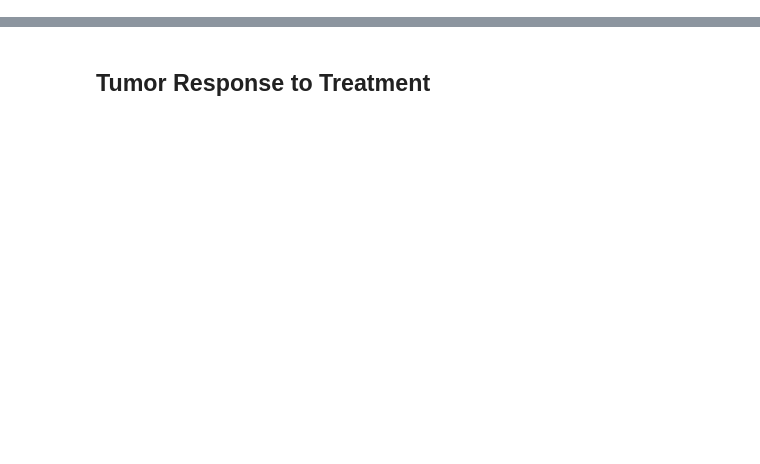
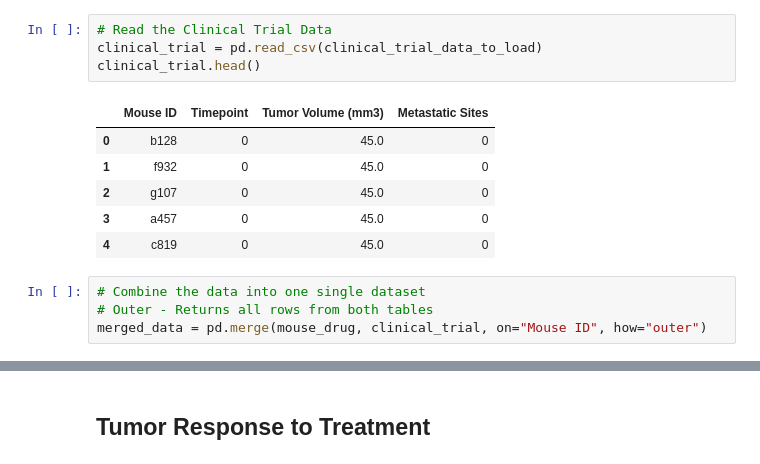
Before and after one commit to shouaschang/Student, a Jupyter notebook: 05_Matplotlib/Pymaceuticals/pymaceuticals_matplotlib.ipynb, the cells around one changed output, grey strips where cells are left out. Cells and saved outputs as stored; diff of their text form; blank space fills up the shorter version.

```diff
--- a/05_Matplotlib/Pymaceuticals/pymaceuticals_matplotlib.ipynb
+++ b/05_Matplotlib/Pymaceuticals/pymaceuticals_matplotlib.ipynb
@@ -29,0 +26,15 @@ clinical_trial_data_to_load = "data/clinicaltrial_data.csv"
+# %%
+# Read the Clinical Trial Data
+clinical_trial = pd.read_csv(clinical_trial_data_to_load)
+clinical_trial.head()
+# %% [output]
+|  | Mouse ID | Timepoint | Tumor Volume (mm3) | Metastatic Sites |
+| 0 | b128 | 0 | 45.0 | 0 |
+| 1 | f932 | 0 | 45.0 | 0 |
+| 2 | g107 | 0 | 45.0 | 0 |
+| 3 | a457 | 0 | 45.0 | 0 |
+| 4 | c819 | 0 | 45.0 | 0 |
+# %%
+# Combine the data into one single dataset
+# Outer - Returns all rows from both tables
+merged_data = pd.merge(mouse_drug, clinical_trial, on="Mouse ID", how="outer")
```
Also changed, not shown: parts of 6 cells of this notebook.
